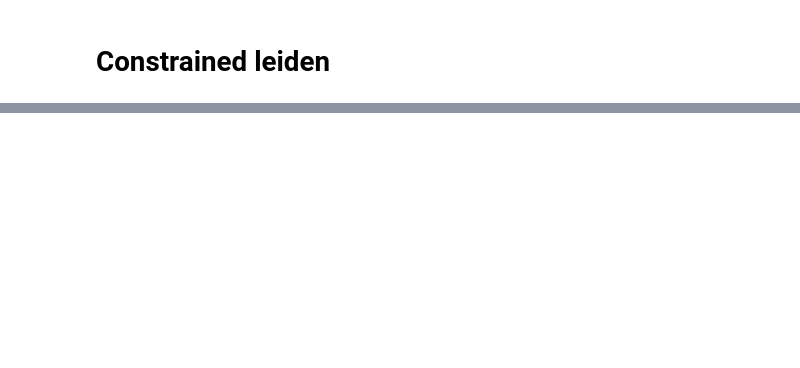
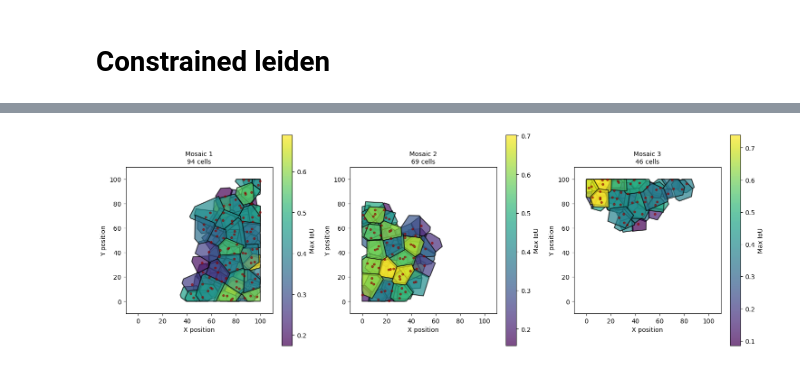
Before and after one commit to jonathanoesterle/toy_mosaics, a Jupyter notebook: dev_find_mosaic.ipynb, the cells around one changed output, grey strips where cells are left out. Drawn from its saved outputs; the diff is of its cells as text; code cells hidden in the pictures; blank space fills up the shorter version.

Commit message:
update constrained leiden clustering

```diff
--- a/dev_find_mosaic.ipynb
+++ b/dev_find_mosaic.ipynb
@@ -320,0 +247,5 @@ NameError: name 'features' is not defined
+# %%
+plot_mosaics(clusters, polygons, centers, mode='iou', iou_matrix=iou_matrix)
+plt.show()
+# %% [output]
+[figure, added]
```
Also changed, not shown: parts of 17 cells of this notebook, 3 other files.
